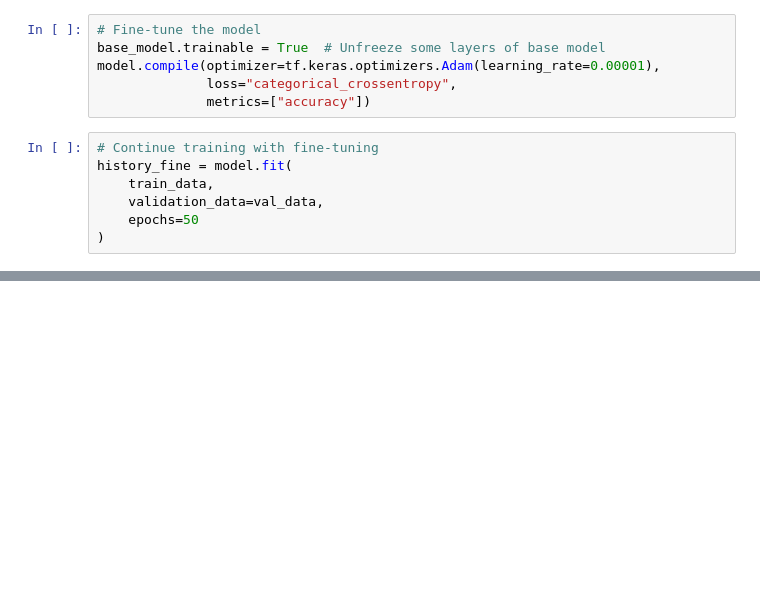
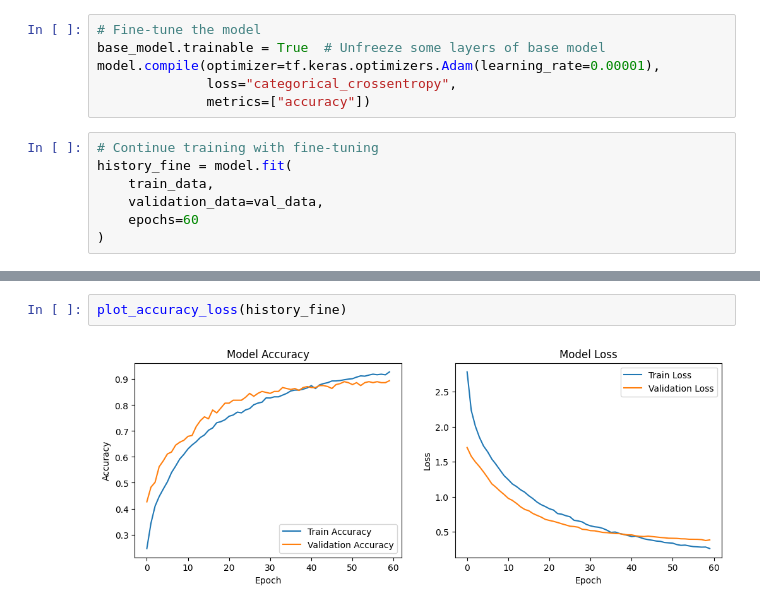
Before and after one commit to Rayssz/card_recognition, a Jupyter notebook: model/model_train.ipynb, the cells around one changed output, grey strips where cells are left out. Cells and saved outputs as stored; diff of their text form; blank space fills up the shorter version.

```diff
--- a/model/model_train.ipynb
+++ b/model/model_train.ipynb
@@ -111,6 +138,6 @@ model.compile(optimizer=tf.keras.optimizers.Adam(learning_rate=0.00001),
 history_fine = model.fit(
     train_data,
     validation_data=val_data,
-    epochs=50
+    epochs=60
 )
 # %% [output]
@@ -187,0 +225,4 @@ Confusion Matrix:
+# %%
+plot_accuracy_loss(history_fine)
+# %% [output]
+[figure, added]
```
Also changed, not shown: parts of 9 cells of this notebook, 2 other files.
